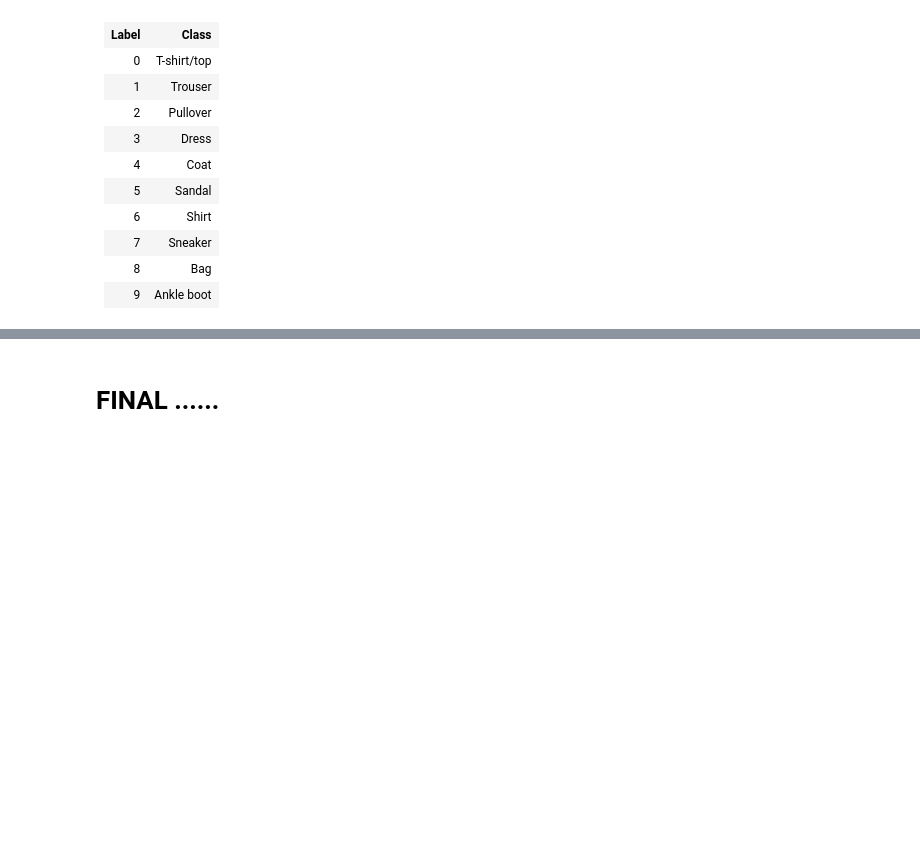
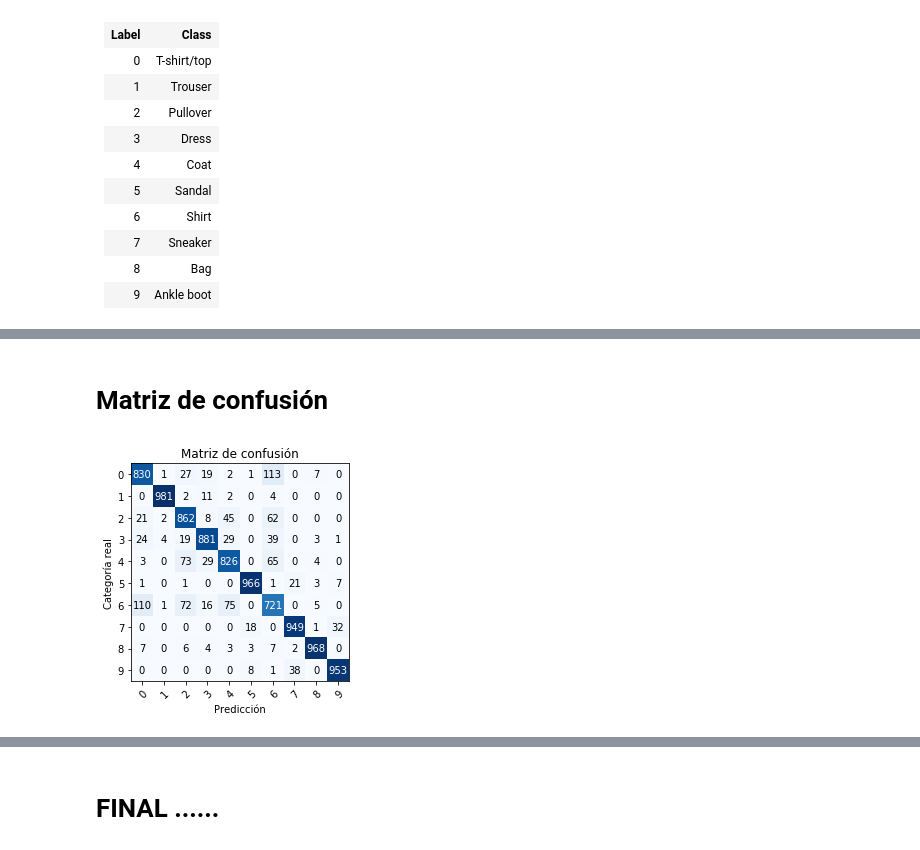
Before and after one commit to alexbonella/Tensorflow2, a Jupyter notebook: MNIST_Fashion.ipynb, the cells around one changed output, grey strips where cells are left out. Saved outputs shown, nothing was run; the diff lists cells and outputs as text; code cells hidden in the pictures; blank space fills up the shorter version.

```diff
--- a/MNIST_Fashion.ipynb
+++ b/MNIST_Fashion.ipynb
@@ -335,0 +325,10 @@ Se recomienda probar el desempeño del modelo  con otras arquitecturas para este
+# %% [markdown]
+# Matriz de confusión
+# %%
+from matriz_confusion import graficar_matriz_de_confusion
+
+y_pred = np.argmax(predictions,axis=1)
+etiquetas = ['0','1','2','3','4','5','6','7','8','9']
+graficar_matriz_de_confusion(test_labels, y_pred, etiquetas)
+# %% [output]
+[figure, added]
```
Also changed, not shown: parts of 9 cells of this notebook.
